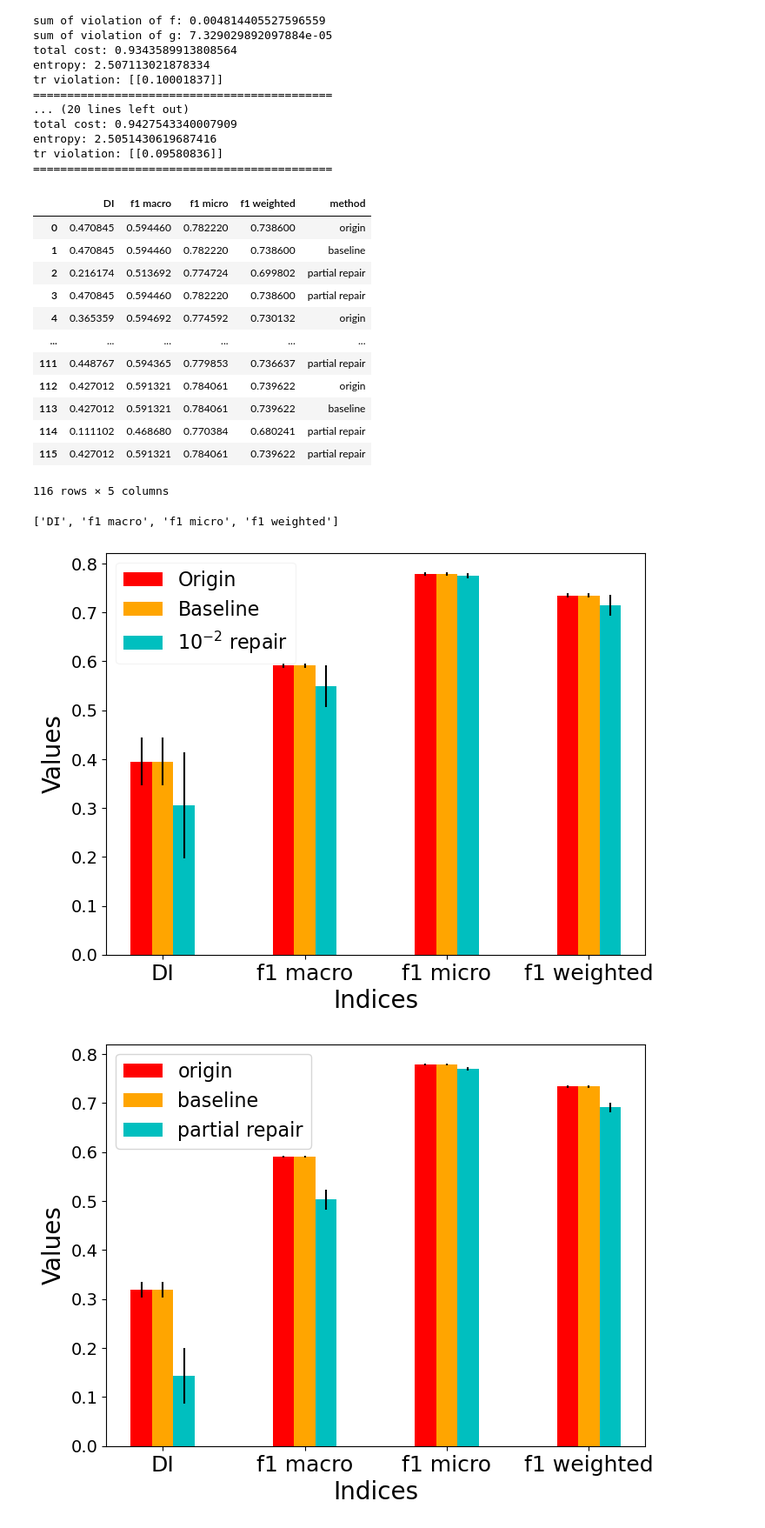
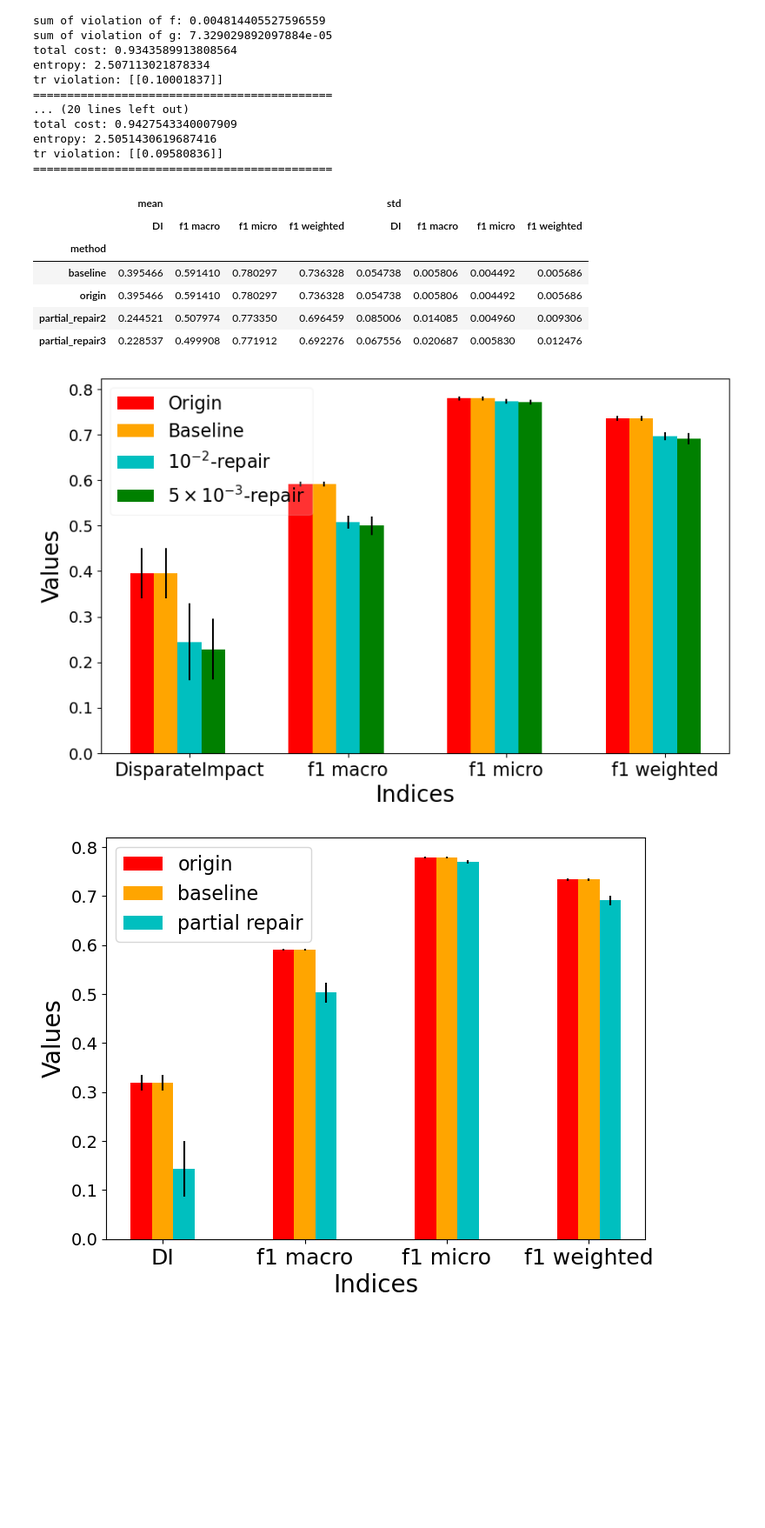
Before and after one commit to Quan-Zhou/OT_Debiasing, a Jupyter notebook: Dykstra_fromadult.ipynb, the cells around one changed output. Shown at 87% size. Drawn from its saved outputs; the diff is of its cells as text; code cells hidden in the pictures; blank space fills up the shorter version.

```diff
--- a/Dykstra_fromadult.ipynb
+++ b/Dykstra_fromadult.ipynb
@@ -428,58 +457,51 @@ tr violation: [[0.09580836]]
 ============================================
 # %%
 report=pd.read_csv('C:/Users/zhouq/Documents/optimal_transport/report.csv')
-# %%
-report
-# %% [output]
-|  | DI | f1 macro | f1 micro | f1 weighted | method |
-| 0 | 0.470845 | 0.594460 | 0.782220 | 0.738600 | origin |
-| 1 | 0.470845 | 0.594460 | 0.782220 | 0.738600 | baseline |
-| 2 | 0.216174 | 0.513692 | 0.774724 | 0.699802 | partial repair |
-| 3 | 0.470845 | 0.594460 | 0.782220 | 0.738600 | partial repair |
-| 4 | 0.365359 | 0.594692 | 0.774592 | 0.730132 | origin |
-| ... | ... | ... | ... | ... | ... |
-| 111 | 0.448767 | 0.594365 | 0.779853 | 0.736637 | partial repair |
-| 112 | 0.427012 | 0.591321 | 0.784061 | 0.739622 | origin |
-| 113 | 0.427012 | 0.591321 | 0.784061 | 0.739622 | baseline |
-| 114 | 0.111102 | 0.468680 | 0.770384 | 0.680241 | partial repair |
-| 115 | 0.427012 | 0.591321 | 0.784061 | 0.739622 | partial repair |
-116 rows × 5 columns
 # %%
 performance=list(report.columns)[:-1]
-methods=list(set(report['method']))
+methods=['origin','baseline','partial_repair2','partial_repair3']
+#list(set(report['method']))
 colors=['r','orange','c','g']
-# %% [output]
-['DI', 'f1 macro', 'f1 micro', 'f1 weighted']
 # %%
 pivot=pd.pivot_table(report,index=['method'],values=performance,aggfunc=[np.mean,np.std])
+# %%
+pivot
+# %% [output]
+|  | mean |  |  |  | std |  |  |  |
+|  | DI | f1 macro | f1 micro | f1 weighted | DI | f1 macro | f1 micro | f1 weighted |
+| method |  |  |  |  |  |  |  |  |
+| baseline | 0.395466 | 0.591410 | 0.780297 | 0.736328 | 0.054738 | 0.005806 | 0.004492 | 0.005686 |
+| origin | 0.395466 | 0.591410 | 0.780297 | 0.736328 | 0.054738 | 0.005806 | 0.004492 | 0.005686 |
+| partial_repair2 | 0.244521 | 0.507974 | 0.773350 | 0.696459 | 0.085006 | 0.014085 | 0.004960 | 0.009306 |
+| partial_repair3 | 0.228537 | 0.499908 | 0.771912 | 0.692276 | 0.067556 | 0.020687 | 0.005830 | 0.012476 |
 # %%
 ind=np.arange(len(performance))
 width = 0.15
 
-fig, ax1 = plt.subplots(figsize=(8,6))
+fig, ax1 = plt.subplots(figsize=(10,6))
 
 i=0
 for m in methods:
     sub=[pivot[('mean',p)][m] for p in performance]
     err=[pivot[('std',p)][m] for p in performance]
     ax1.bar(ind+width*i,sub,width,yerr=err,color=colors[i],label=m)
     i+=1
 
-ax1.legend(['Origin','Baseline',r'$10^{-2}$ repair',r'$5\times 10^{-3}$-repair'],fontsize=16,
+ax1.legend(['Origin','Baseline',r'$10^{-2}$-repair',r'$5\times 10^{-3}$-repair'],fontsize=16,
            fancybox=True, framealpha=0.2)
 ax1.set_xlabel('Indices', fontsize=20)
 ax1.set_ylabel('Values', fontsize=20)
 
-ax1.set_xticks(ind+width)
-ax1.set_xticklabels([i for i in performance], fontsize=18)
+ax1.set_xticks(ind+width*2)
+ax1.set_xticklabels(['DisparateImpact']+[i for i in performance[1:]], fontsize=16)
 ax1.tick_params(axis='y', which='major', labelsize=14)
 
 plt.rcParams['pdf.fonttype'] = 42
 plt.rcParams['ps.fonttype'] = 42
 
 plt.savefig("C:/Users/zhouq/Documents/optimal_transport/adult_bar.pdf",bbox_inches='tight')
 # %% [output]
-[figure, old version]
+[figure, new version]
 # %%
 ind=np.arange(4)
 width = 0.15
```
Also changed, not shown: parts of 4 cells of this notebook.
